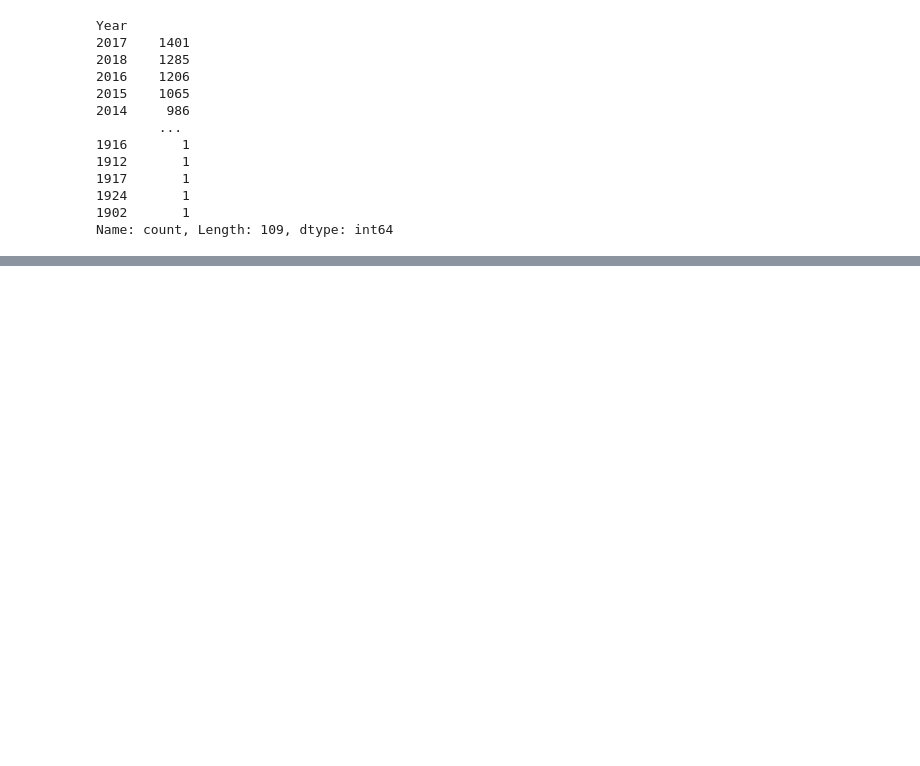
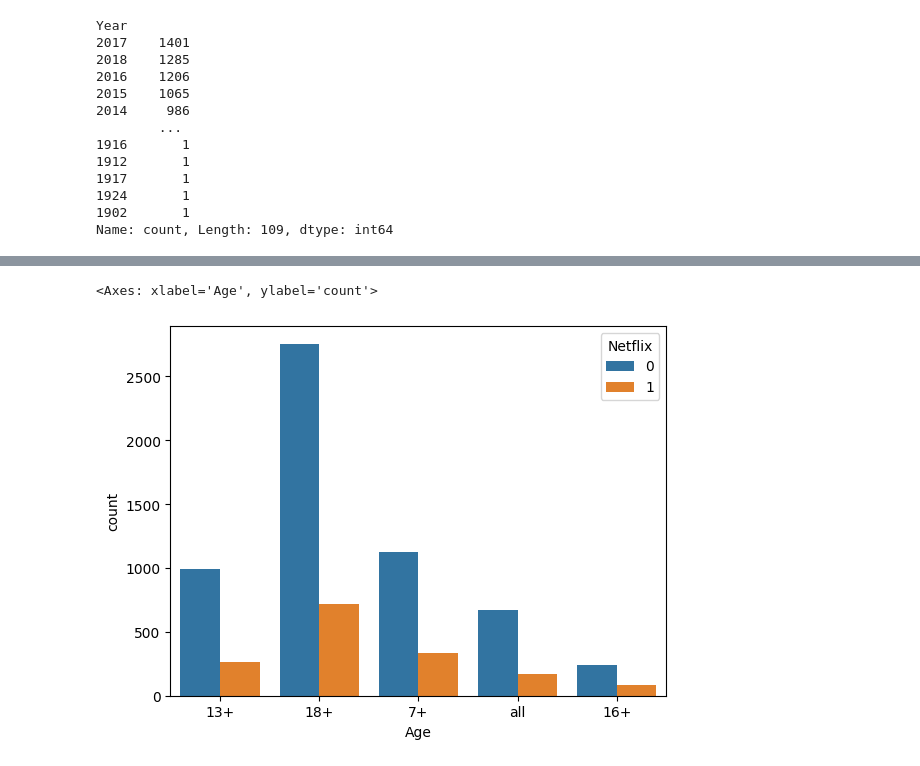
Before and after one commit to charliedgarrod/LSE-Career-Accelerator, a Jupyter notebook: Course 2: Data Analytics Using Python/Canopy.ipynb, the cells around one changed output, grey strips where cells are left out. Saved outputs shown, nothing was run; the diff lists cells and outputs as text; code cells hidden in the pictures; blank space fills up the shorter version.

Commit message:
Canopy plots
Added pointplot, histogram and scatter plot showing different parts of the data.

```diff
--- a/Course 2: Data Analytics Using Python/Canopy.ipynb
+++ b/Course 2: Data Analytics Using Python/Canopy.ipynb
@@ -729,0 +743,6 @@ Name: count, Length: 109, dtype: int64
+# %%
+# Plot a countplot to determine what age group has streamed the most movies.
+sns.countplot(x='Age', hue='Netflix', data=movies_ott_merge)
+# %% [output]
+<Axes: xlabel='Age', ylabel='count'>
+[figure, added]
```
Also changed, not shown: parts of 5 cells of this notebook.
